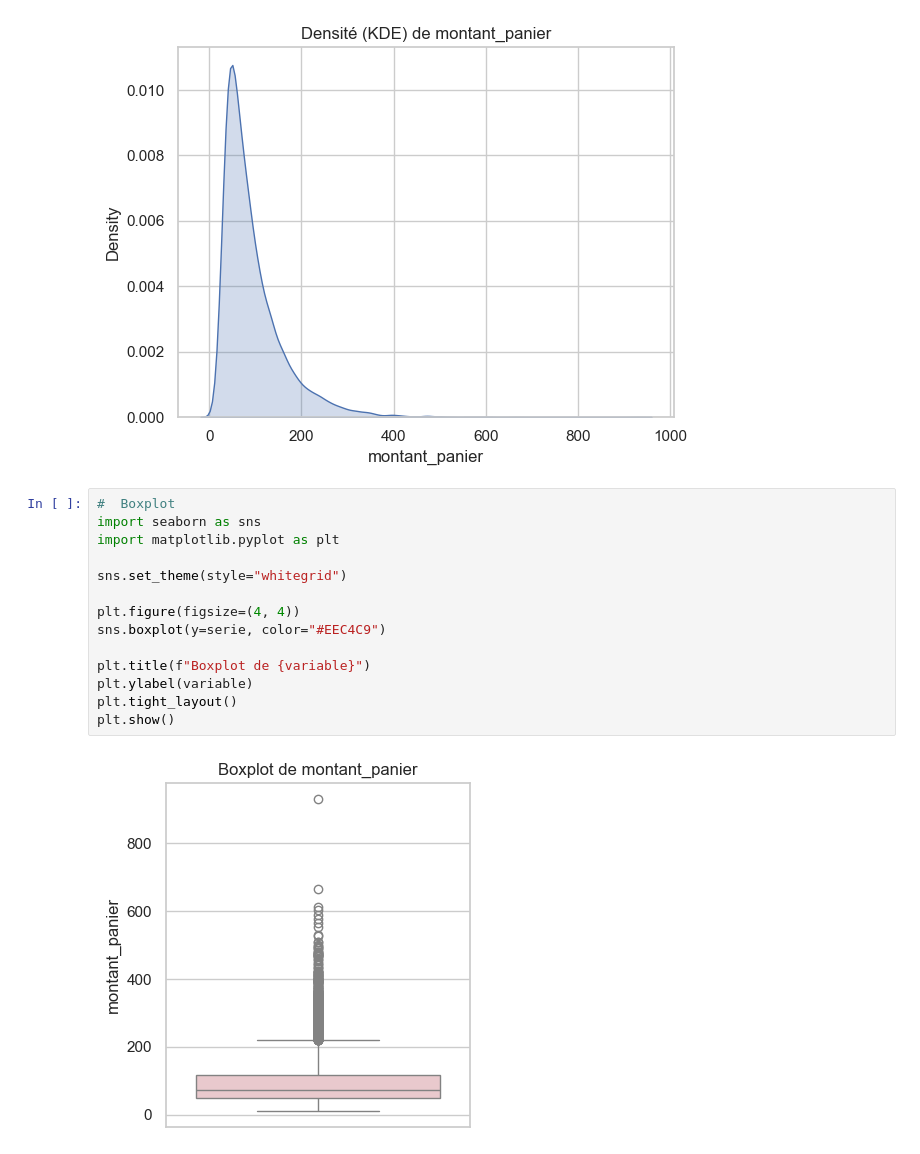
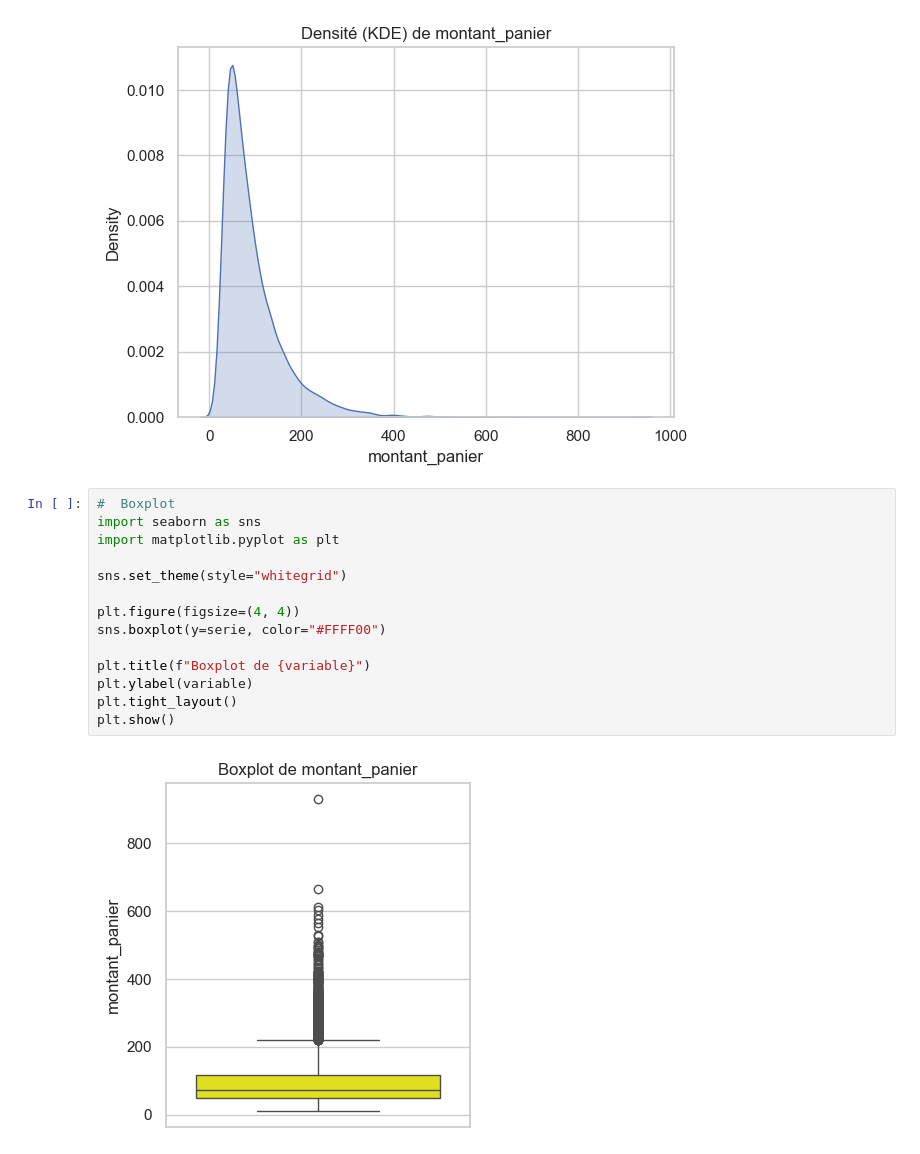
Before and after one commit to esileeiram/analyse-exploratoire-ecommerce, a Jupyter notebook: analyse_exploratoire_statistiques_ecommerce.ipynb, the cells around one changed output. Drawn from its saved outputs; the diff is of its cells as text.

```diff
--- a/analyse_exploratoire_statistiques_ecommerce.ipynb
+++ b/analyse_exploratoire_statistiques_ecommerce.ipynb
@@ -352,16 +357,16 @@ plt.show()
 # %%
 #  Boxplot
 import seaborn as sns
 import matplotlib.pyplot as plt
 
 sns.set_theme(style="whitegrid")
 
 plt.figure(figsize=(4, 4))
-sns.boxplot(y=serie, color="#EEC4C9")
+sns.boxplot(y=serie, color="#FFFF00")
 
 plt.title(f"Boxplot de {variable}")
 plt.ylabel(variable)
 plt.tight_layout()
 plt.show()
 # %% [output]
-[figure, old version]
+[figure, new version]
```
Also changed, not shown: parts of 6 cells of this notebook.
